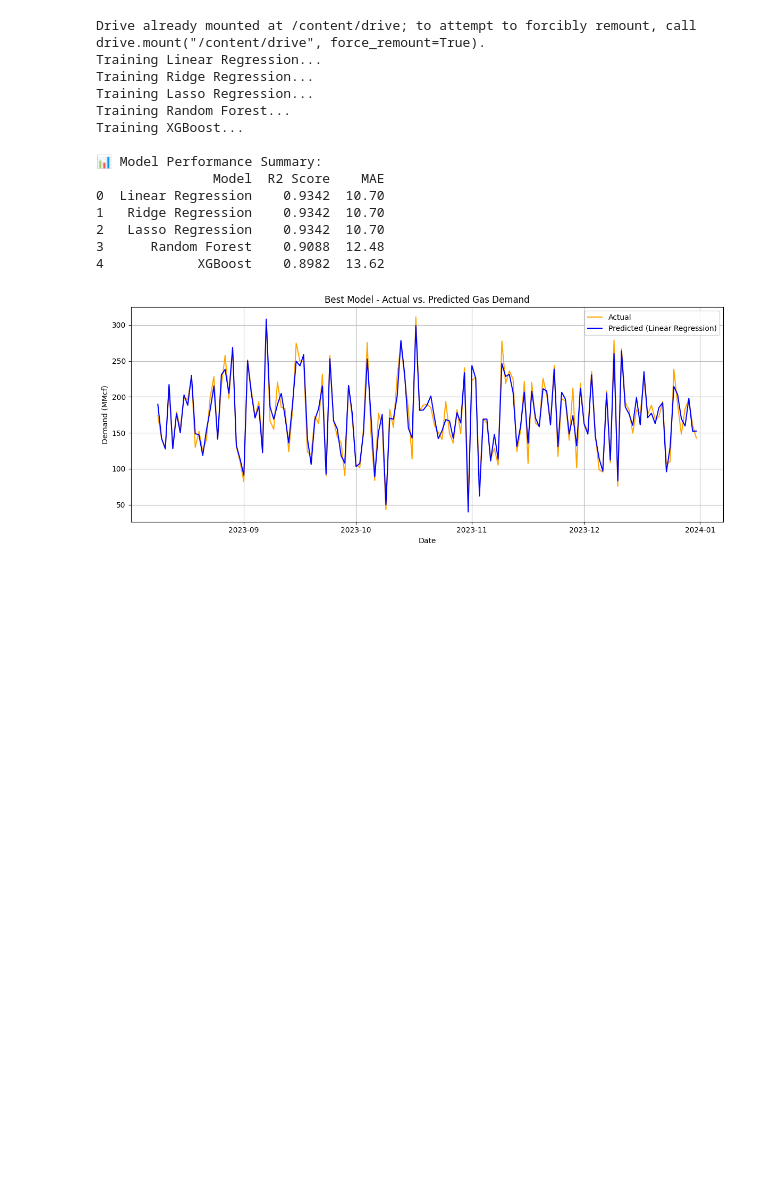
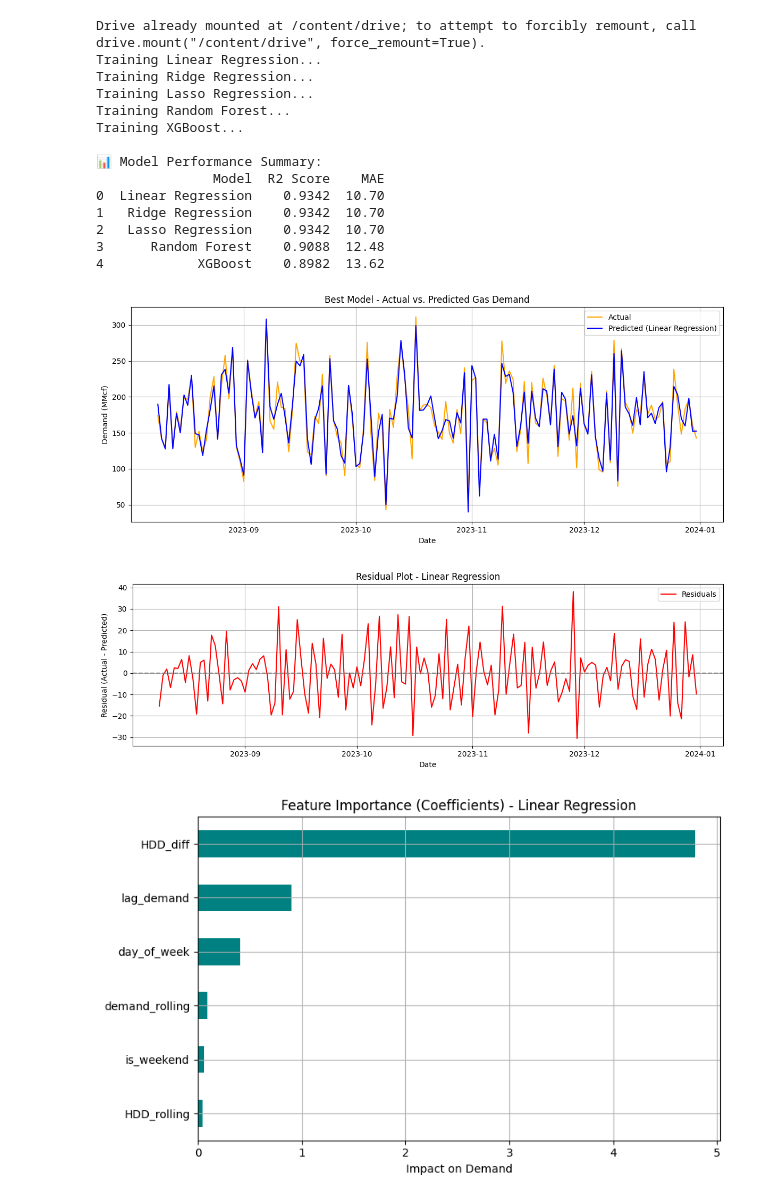
Before and after one commit to weather-man-dan/weather-energy-demand-forecasting, a Jupyter notebook: notebooks/WEDF_Notebook_3_Modeling.ipynb, the cells around one changed output. Saved outputs shown, nothing was run; the diff lists cells and outputs as text; code cells hidden in the pictures; blank space fills up the shorter version.

Commit message:
Uploading new version of modeling notebook

```diff
--- a/notebooks/WEDF_Notebook_3_Modeling.ipynb
+++ b/notebooks/WEDF_Notebook_3_Modeling.ipynb
@@ -28,7 +28,7 @@ for model, name in models:
 
 # 💾 Save metrics
 metrics_df = pd.DataFrame([{
-    "Model": r["model"],
+    "Model": r["model_name"],
     "R2 Score": r["r2_score"],
     "MAE": r["mae"]
 } for r in results])
@@ -40,31 +40,104 @@ print("\n📊 Model Performance Summary:")
 print(metrics_df)
 
 # 📈 Plot best model predictions
 best = max(results, key=lambda r: r["r2_score"])
+# Define the Best Model as the actual model object
+best_model = best["model"]
 
 plt.figure(figsize=(12, 5))
 plt.plot(df["date"].iloc[-len(best["y_test"]):], best["y_test"], label="Actual", color="orange")
-plt.plot(df["date"].iloc[-len(best["y_test"]):], best["y_pred"], label=f"Predicted ({best['model']})", color="blue")
+plt.plot(df["date"].iloc[-len(best["y_test"]):], best["y_pred"], label=f"Predicted ({best['model_name']})", color="blue")
 plt.title("Best Model - Actual vs. Predicted Gas Demand")
 plt.xlabel("Date")
 plt.ylabel("Demand (MMcf)")
 plt.legend()
 plt.grid(True)
 plt.tight_layout()
 plt.show()
+
+# Residual Analysis
+# 📉 Plot residuals (actual - predicted)
+residuals = best["y_test"] - best["y_pred"]
+
+plt.figure(figsize=(12, 4))
+plt.plot(df["date"].iloc[-len(residuals):], residuals, color="red", label="Residuals")
+plt.axhline(0, linestyle="--", color="gray")
+plt.title(f"Residual Plot - {best['model_name']}")
+plt.xlabel("Date")
+plt.ylabel("Residual (Actual - Predicted)")
+plt.grid(True)
+plt.legend()
+plt.tight_layout()
+plt.show()
+
+
+# 📊 Feature Importance (if supported)
+try:
+    # Linear models
+    if hasattr(best_model, "coef_"):
+        coefs = pd.Series(best_model.coef_, index=features).sort_values()
+        plt.figure(figsize=(8, 5))
+        coefs.plot(kind="barh", color="teal")
+        plt.title(f"Feature Importance (Coefficients) - {best['model_name']}")
+        plt.xlabel("Impact on Demand")
+        plt.grid(True)
+        plt.tight_layout()
+        plt.show()
+
+    # Tree-based models
+    elif hasattr(best_model, "feature_importances_"):
+        importances = pd.Series(best_model.feature_importances_, index=features).sort_values()
+        plt.figure(figsize=(8, 5))
+        importances.plot(kind="barh", color="forestgreen")
+        plt.title(f"Feature Importance - {best['model_name']}")
+        plt.xlabel("Importance")
+        plt.grid(True)
+        plt.tight_layout()
+        plt.show()
+
+except Exception as e:
+    print(f"⚠️ Feature importance not available: {e}")
+
+
+# Using Lasso to understand which features can be dropped
+from sklearn.linear_model import LassoCV
+
+# 🧠 Recreate features and target
+X = df[features]
+y = df[target]
+
+# 🔍 Train Lasso with cross-validation
+lasso = LassoCV(cv=5, random_state=42).fit(X, y)
+
+# 📊 Display coefficients
+lasso_coefs = pd.Series(lasso.coef_, index=features).sort_values()
+
+print("📉 Lasso Feature Coefficients:")
+print(lasso_coefs)
+
+# 📈 Plot the Lasso coefficients
+plt.figure(figsize=(8, 5))
+lasso_coefs.plot(kind="barh", color="slateblue")
+plt.title("Feature Importance via Lasso Regression")
+plt.xlabel("Coefficient Value")
+plt.grid(True)
+plt.tight_layout()
+plt.show()
 # %% [output]
 Drive already mounted at /content/drive; to attempt to forcibly remount, call drive.mount("/content/drive", force_remount=True).
 Training Linear Regression...
 Training Ridge Regression...
 Training Lasso Regression...
 Training Random Forest...
 Training XGBoost...
 
 📊 Model Performance Summary:
                Model  R2 Score    MAE
 0  Linear Regression    0.9342  10.70
 1   Ridge Regression    0.9342  10.70
 2   Lasso Regression    0.9342  10.70
 3      Random Forest    0.9088  12.48
 4            XGBoost    0.8982  13.62
 [figure]
+[figure, added]
+[figure, added]
```
Also changed, not shown: parts of 1 cell of this notebook.
